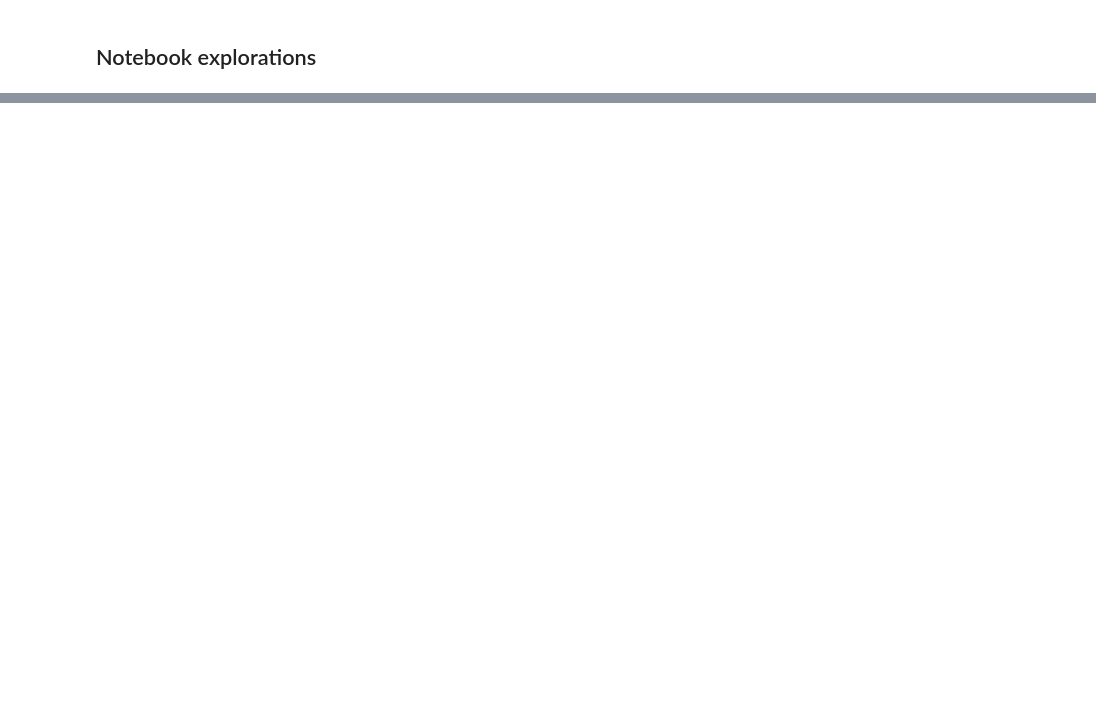
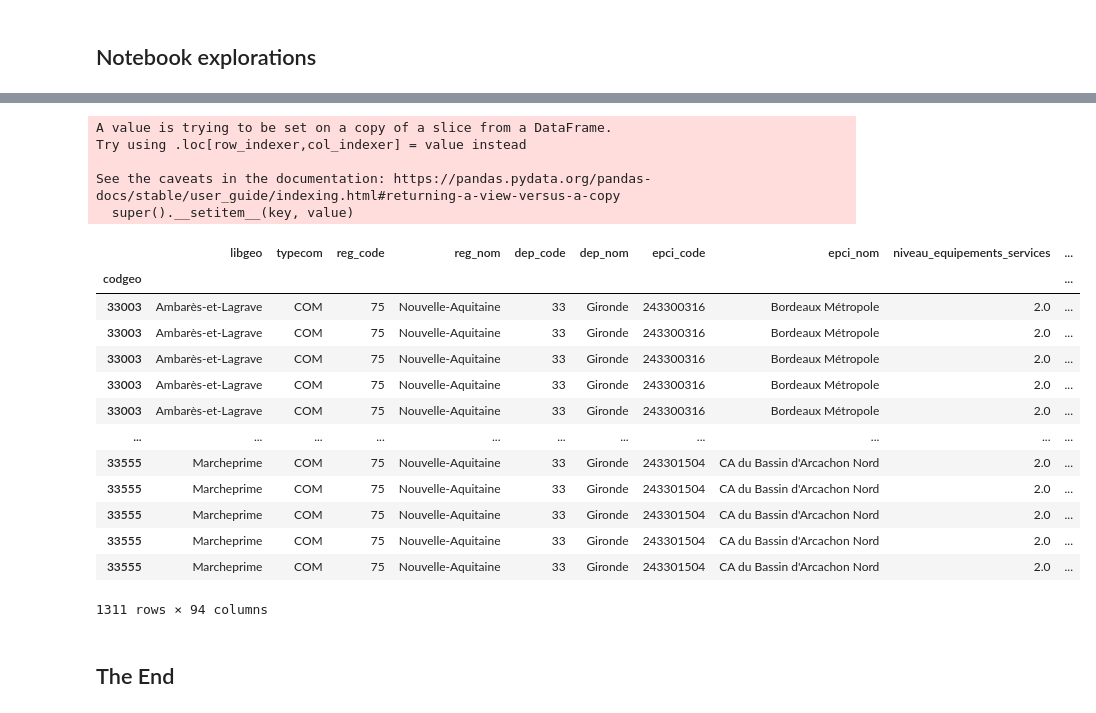
Before and after one commit to dataforgoodfr/13_odis, a Jupyter notebook: eda/notebooks/odis_stream2_scoring.ipynb, the cells around one changed output, grey strips where cells are left out. Cells and saved outputs as stored; diff of their text form; code cells hidden in the pictures; blank space fills up the shorter version.

```diff
--- a/eda/notebooks/odis_stream2_scoring.ipynb
+++ b/eda/notebooks/odis_stream2_scoring.ipynb
@@ -555,0 +529,40 @@ Name: score, dtype: object
+# %%
+
+df_binomes = odis_search.copy()
+odis_search['codgeo_voisins_copy'] = odis_search.apply(lambda x: np.append(x.codgeo_voisins, x.name), axis=1)
+# odis_search['codgeo_voisins_copy'] = odis_search['codgeo_voisins'].copy() # We want to keep this after exploding the dataframe
+df_search_exploded = odis_search.explode('codgeo_voisins_copy')
+df_search_exploded.rename(columns={"codgeo_voisins_copy":"codgeo_binome"}, inplace=True)
+# %% [output]
+A value is trying to be set on a copy of a slice from a DataFrame.
+Try using .loc[row_indexer,col_indexer] = value instead
+
+See the caveats in the documentation: https://pandas.pydata.org/pandas-docs/stable/user_guide/indexing.html#returning-a-view-versus-a-copy
+  super().__setitem__(key, value)
+# %%
+odis_search_exploded = pd.merge(
+    df_search_exploded,
+    df_binomes.add_suffix('_binome'),
+    left_on='codgeo_binome',
+    right_index=True,
+    how='inner',
+    validate="many_to_one")
+# %%
+odis_search_exploded
+# %% [output]
+|  | libgeo | typecom | reg_code | reg_nom | dep_code | dep_nom | epci_code | epci_nom | niveau_equipements_services | ... |
+| codgeo |  |  |  |  |  |  |  |  |  | ... |
+| 33003 | Ambarès-et-Lagrave | COM | 75 | Nouvelle-Aquitaine | 33 | Gironde | 243300316 | Bordeaux Métropole | 2.0 | ... |
+| 33003 | Ambarès-et-Lagrave | COM | 75 | Nouvelle-Aquitaine | 33 | Gironde | 243300316 | Bordeaux Métropole | 2.0 | ... |
+| 33003 | Ambarès-et-Lagrave | COM | 75 | Nouvelle-Aquitaine | 33 | Gironde | 243300316 | Bordeaux Métropole | 2.0 | ... |
+| 33003 | Ambarès-et-Lagrave | COM | 75 | Nouvelle-Aquitaine | 33 | Gironde | 243300316 | Bordeaux Métropole | 2.0 | ... |
+| 33003 | Ambarès-et-Lagrave | COM | 75 | Nouvelle-Aquitaine | 33 | Gironde | 243300316 | Bordeaux Métropole | 2.0 | ... |
+| ... | ... | ... | ... | ... | ... | ... | ... | ... | ... | ... |
+| 33555 | Marcheprime | COM | 75 | Nouvelle-Aquitaine | 33 | Gironde | 243301504 | CA du Bassin d'Arcachon Nord | 2.0 | ... |
+| 33555 | Marcheprime | COM | 75 | Nouvelle-Aquitaine | 33 | Gironde | 243301504 | CA du Bassin d'Arcachon Nord | 2.0 | ... |
+| 33555 | Marcheprime | COM | 75 | Nouvelle-Aquitaine | 33 | Gironde | 243301504 | CA du Bassin d'Arcachon Nord | 2.0 | ... |
+| 33555 | Marcheprime | COM | 75 | Nouvelle-Aquitaine | 33 | Gironde | 243301504 | CA du Bassin d'Arcachon Nord | 2.0 | ... |
+| 33555 | Marcheprime | COM | 75 | Nouvelle-Aquitaine | 33 | Gironde | 243301504 | CA du Bassin d'Arcachon Nord | 2.0 | ... |
+1311 rows × 94 columns
+# %% [markdown]
+## The End
```
Also changed, not shown: parts of 13 cells of this notebook, 3 other files.
